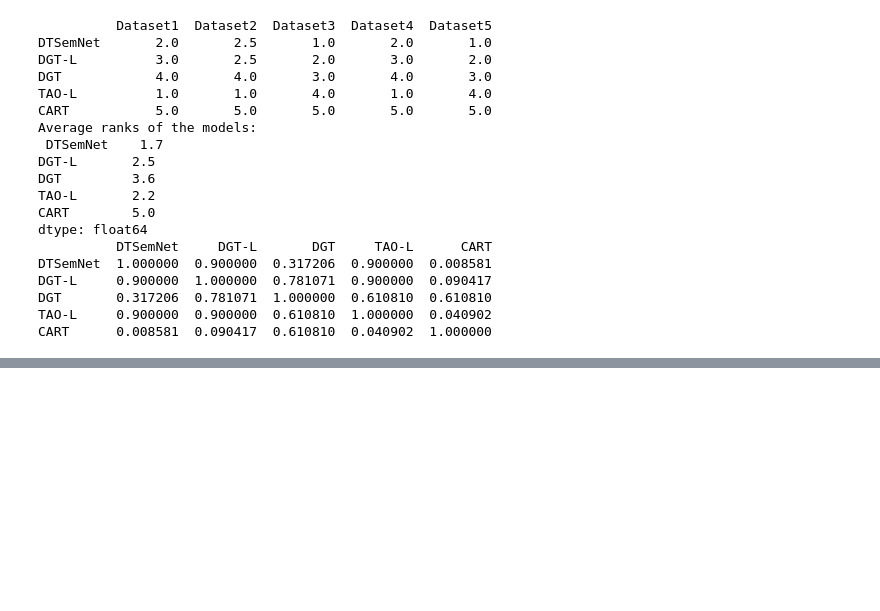
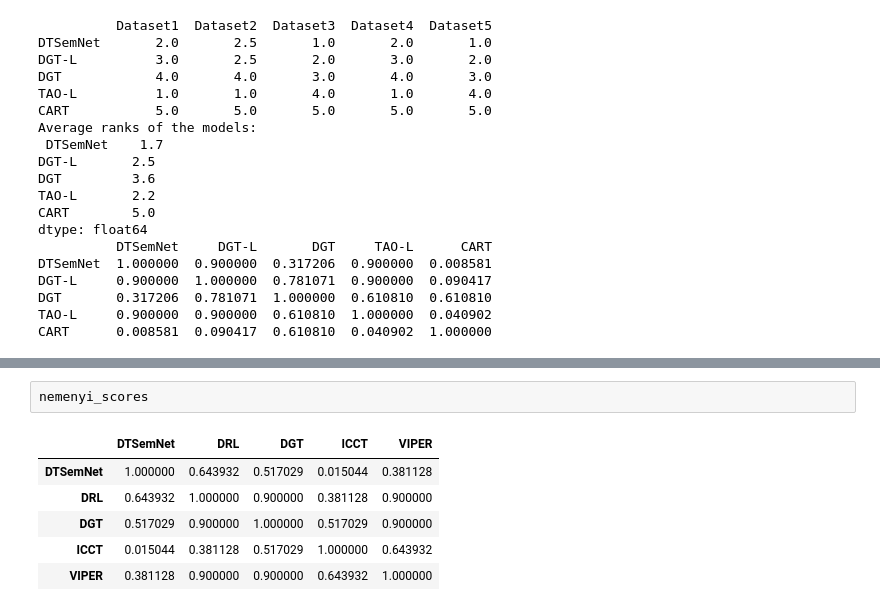
Before and after one commit to CPS-research-group/dtsemnet, a Jupyter notebook: results/StatisticalTests.ipynb, the cells around one changed output, grey strips where cells are left out. Saved outputs shown, nothing was run; the diff lists cells and outputs as text; blank space fills up the shorter version.

```diff
--- a/results/StatisticalTests.ipynb
+++ b/results/StatisticalTests.ipynb
@@ -315,0 +375,9 @@ CART      0.008581  0.090417  0.610810  0.040902  1.000000
+# %%
+nemenyi_scores
+# %% [output]
+|  | DTSemNet | DRL | DGT | ICCT | VIPER |
+| DTSemNet | 1.000000 | 0.643932 | 0.517029 | 0.015044 | 0.381128 |
+| DRL | 0.643932 | 1.000000 | 0.900000 | 0.381128 | 0.900000 |
+| DGT | 0.517029 | 0.900000 | 1.000000 | 0.517029 | 0.900000 |
+| ICCT | 0.015044 | 0.381128 | 0.517029 | 1.000000 | 0.643932 |
+| VIPER | 0.381128 | 0.900000 | 0.900000 | 0.643932 | 1.000000 |
```
Also changed, not shown: parts of 7 cells of this notebook, 11 other files.
